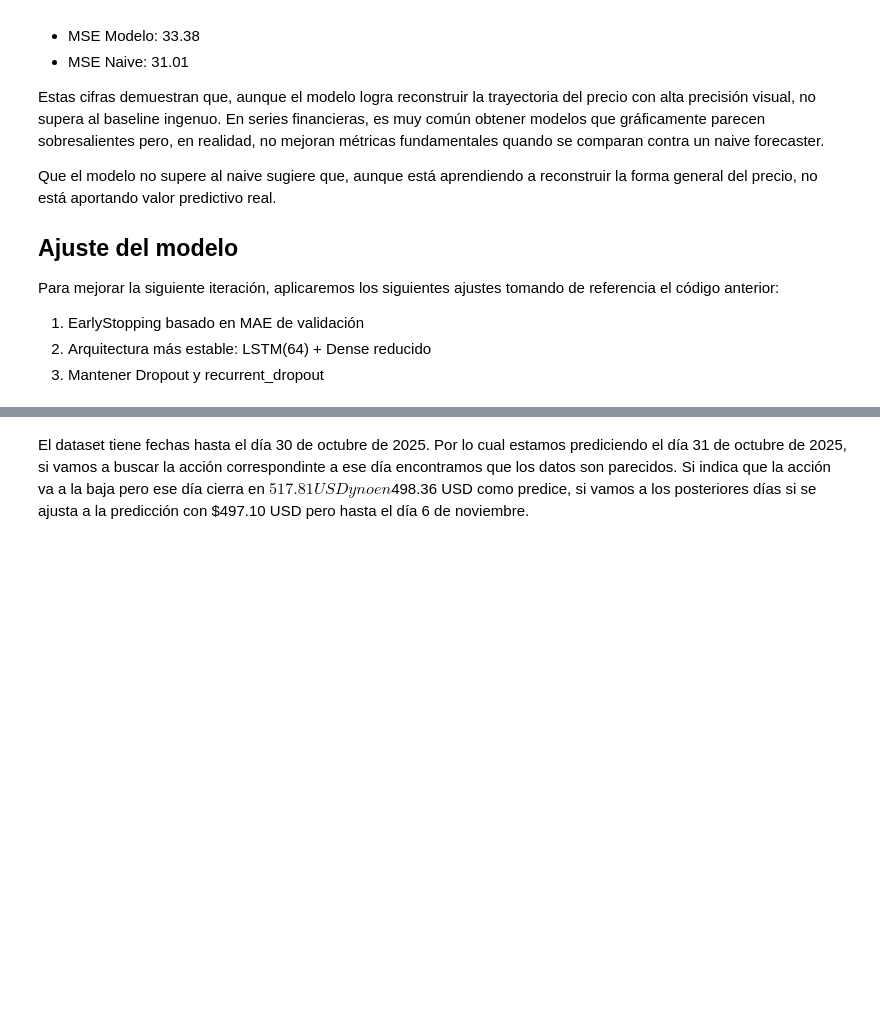
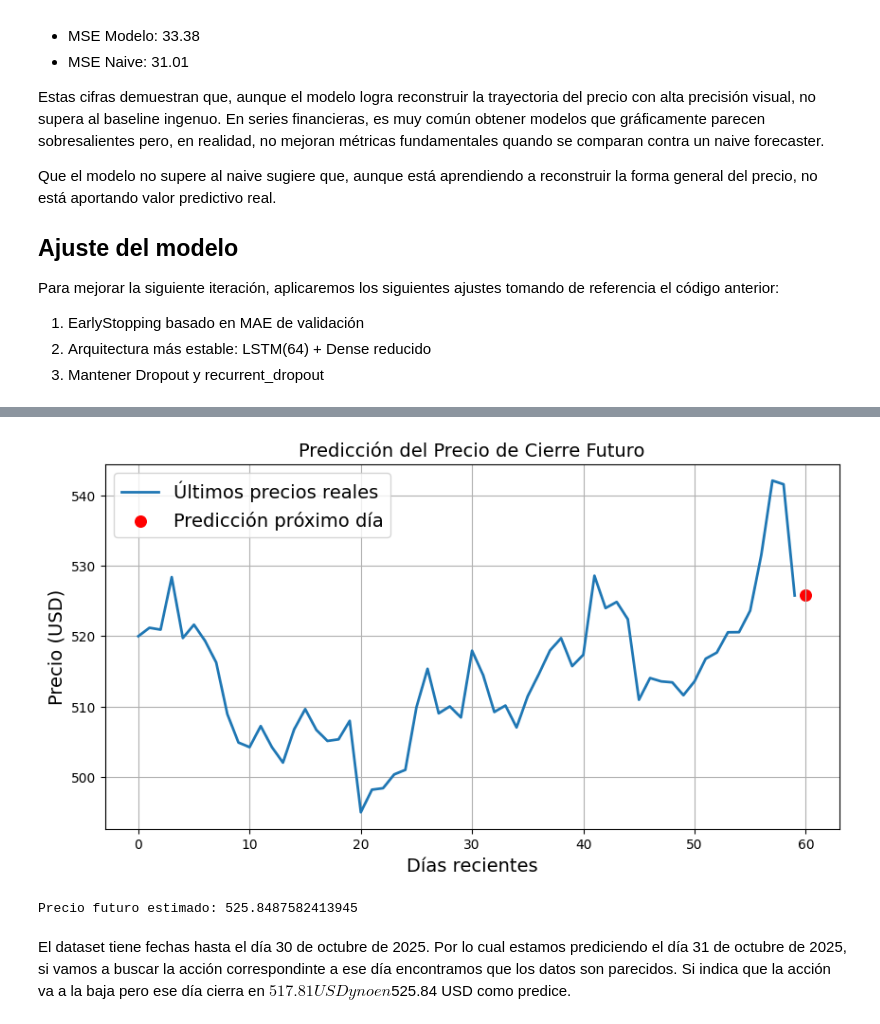
Before and after one commit to Yael-PM/Deep-Learning, a Jupyter notebook: Regresion_RNN_Fixed.ipynb, the cells around one changed output, grey strips where cells are left out. Drawn from its saved outputs; the diff is of its cells as text; code cells hidden in the pictures; blank space fills up the shorter version.

```diff
--- a/Regresion_RNN_Fixed.ipynb
+++ b/Regresion_RNN_Fixed.ipynb
@@ -411,0 +458,10 @@ Retorna:
+# %%
+prediccion = predecir_cierre_futuro(
+    model=model,
+    scaler_X=scaler_X,
+    nuevos_datos=df[-60:],  # df debe incluir la columna Close REAL
+    time_steps=60
+)
+
+print("Precio futuro estimado:", prediccion)
+# %% [output]
@@ -412,5 +469,7 @@ Retorna:
+[figure, added]
+Precio futuro estimado: 525.8487582413945
 # %% [markdown]
-El dataset tiene fechas hasta el día 30 de octubre de 2025. Por lo cual estamos prediciendo el día 31 de octubre de 2025, si vamos a buscar la acción correspondinte a ese día encontramos que los datos son parecidos. Si indica que la acción va a la baja pero ese día cierra en $517.81 USD y no en $498.36 USD como predice, si vamos a los posteriores días si se ajusta a la predicción con $497.10 USD pero hasta el día 6 de noviembre.
+El dataset tiene fechas hasta el día 30 de octubre de 2025. Por lo cual estamos prediciendo el día 31 de octubre de 2025, si vamos a buscar la acción correspondinte a ese día encontramos que los datos son parecidos. Si indica que la acción va a la baja pero ese día cierra en $517.81 USD y no en $525.84 USD como predice.
 # %% [markdown]
 ![image.png](attachment:image.png)
 # %% [markdown]
```
Also changed, not shown: parts of 19 cells of this notebook, 1 other file.
